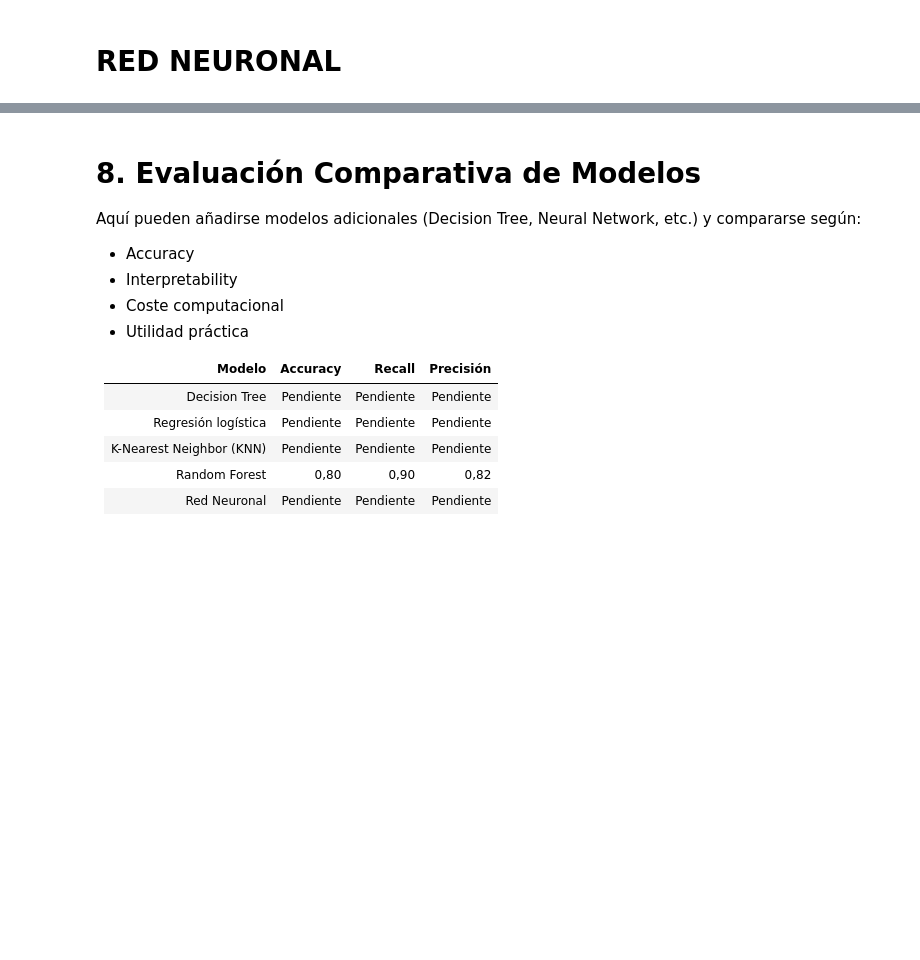
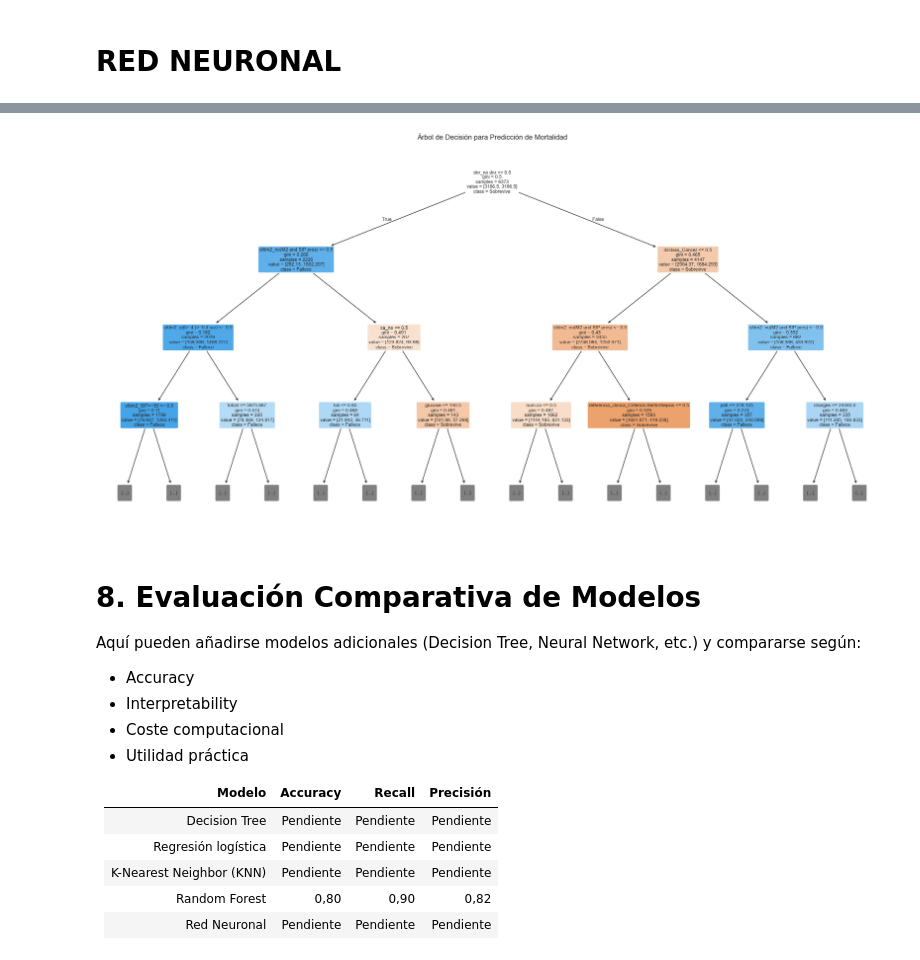
Before and after one commit to nrapun/proyecto_AA, a Jupyter notebook: notebook_proyectoAA.ipynb, the cells around one changed output, grey strips where cells are left out. Saved outputs shown, nothing was run; the diff lists cells and outputs as text; code cells hidden in the pictures; blank space fills up the shorter version.

```diff
--- a/notebook_proyectoAA.ipynb
+++ b/notebook_proyectoAA.ipynb
@@ -702,3 +854,21 @@ El análisis de la importancia de las variables es fundamental para analizar qu
+# %%
+plt.figure(figsize=(24, 12))
+
+plot_tree(
+    tree_model,
+    feature_names=X.columns,
+    class_names=['Sobrevive', 'Fallece'],
+    filled=True,
+    rounded=True,
+    max_depth=3,
+    fontsize=8
+)
+
+plt.title('Árbol de Decisión para Predicción de Mortalidad')
+
+plt.show()
+# %% [output]
+[figure, added]
 # %% [markdown]
 # 8. Evaluación Comparativa de Modelos
 
```
Also changed, not shown: parts of 19 cells of this notebook.
